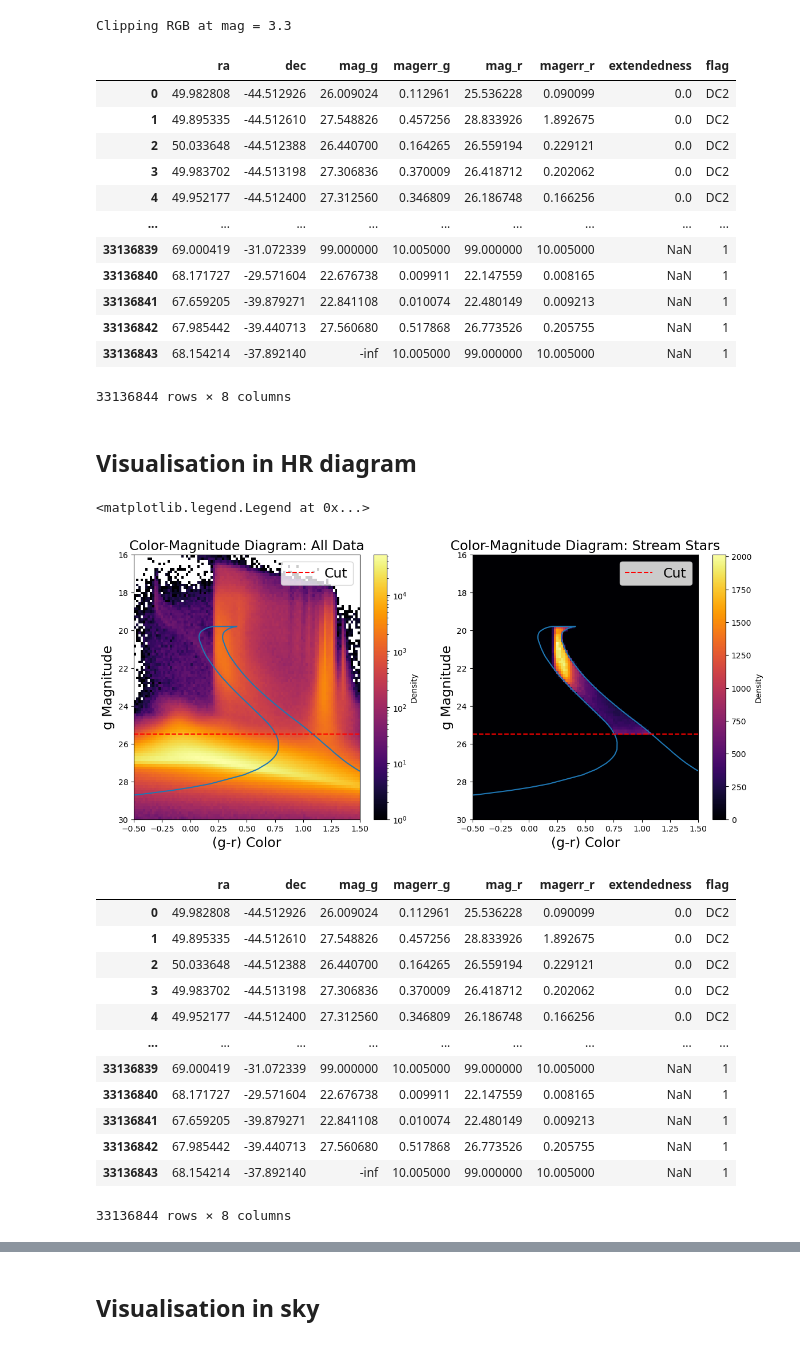
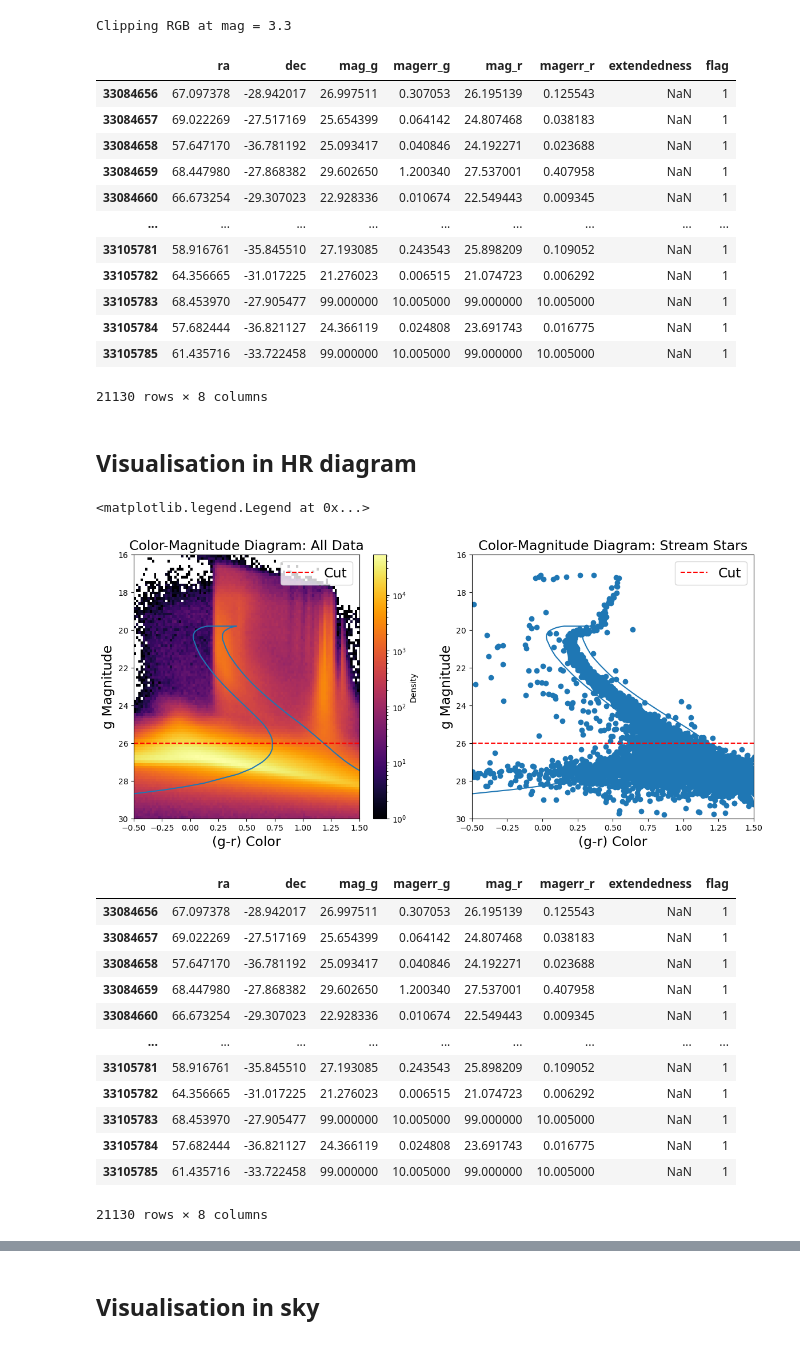
Before and after one commit to johannct/stream_sim, a Jupyter notebook: notebooks/injection_lsst_updated.ipynb, the cells around one changed output, grey strips where cells are left out. Saved outputs shown, nothing was run; the diff lists cells and outputs as text; code cells hidden in the pictures.

Commit message:
Up to density contrast + correction ugali

```diff
--- a/notebooks/injection_lsst_updated.ipynb
+++ b/notebooks/injection_lsst_updated.ipynb
@@ -111,6 +111,6 @@ def add_background(stream, config):
 
     return out
 # %%
-stream = generate_stream(config_data)
-# stream = add_background('/home/hallouin/Documents/thall_2025/Streams/stream_sim/data/Pal5_stars.csv',config_data)
+# stream = generate_stream(config_data)
+stream = add_background('/home/hallouin/Documents/thall_2025/Streams/stream_sim/data/Peppered_Pal5_stars.csv',config_data)
 # %% [output]
@@ -247,5 +249,9 @@ Reading coverage: /home/hallouin/Documents/thall_2025/Streams/stream_sim/stream_
 ###################### Reading Survey property files done ######################
 # %%
 # Inject stream stars (here contained into stream), and get observationnal values.
-obs_stream = obj.inject(stream)
+import astropy.coordinates as ac
+import astropy.units as u
+poles = ac.SkyCoord(ra=[75.0,65.0]*u.deg, dec=[-21.5,-31.5]*u.deg)
+# poles = ac.SkyCoord(ra=[70.0,60.0]*u.deg, dec=[-27,-35]*u.deg) ###change endpoints
+obs_stream = obj.inject(stream, endpoints=poles)
 # %% [output]
@@ -456,7 +490,7 @@ from matplotlib.path import Path
 AGE = 12.
 Z = 0.0006
 DMU = 0.5
-COLOR_SHIFT=[0.1,0.1]
+COLOR_SHIFT=[0.15,0.1]
 ERROR_FACTOR=[5.0,1.0]
 # Absolute magnitude of MSTO
 # WARNING: This is hardcoded
@@ -558,76 +592,77 @@ df_sample =  df_tot # select the data you want to use for the selection, here al
 cm = np.vstack([df_sample['mag_g'] - df_sample['mag_r'] , df_sample['mag_g'] ]).T
 
 # Apply a cut on faintest objects AND select stars inside the matchfilter
-cut_bottom = 25.5
+cut_bottom = 26
 flag = pth.contains_points(cm)&(df_sample['mag_g']<cut_bottom)
 # %%
-df_sample
+df_sample[df_tot['flag'] == 1]
 # %% [output]
 |  | ra | dec | mag_g | magerr_g | mag_r | magerr_r | extendedness | flag |
-| 0 | 49.982808 | -44.512926 | 26.009024 | 0.112961 | 25.536228 | 0.090099 | 0.0 | DC2 |
-| 1 | 49.895335 | -44.512610 | 27.548826 | 0.457256 | 28.833926 | 1.892675 | 0.0 | DC2 |
-| 2 | 50.033648 | -44.512388 | 26.440700 | 0.164265 | 26.559194 | 0.229121 | 0.0 | DC2 |
-| 3 | 49.983702 | -44.513198 | 27.306836 | 0.370009 | 26.418712 | 0.202062 | 0.0 | DC2 |
-| 4 | 49.952177 | -44.512400 | 27.312560 | 0.346809 | 26.186748 | 0.166256 | 0.0 | DC2 |
+| 33084656 | 67.097378 | -28.942017 | 26.997511 | 0.307053 | 26.195139 | 0.125543 | NaN | 1 |
+| 33084657 | 69.022269 | -27.517169 | 25.654399 | 0.064142 | 24.807468 | 0.038183 | NaN | 1 |
+| 33084658 | 57.647170 | -36.781192 | 25.093417 | 0.040846 | 24.192271 | 0.023688 | NaN | 1 |
+| 33084659 | 68.447980 | -27.868382 | 29.602650 | 1.200340 | 27.537001 | 0.407958 | NaN | 1 |
+| 33084660 | 66.673254 | -29.307023 | 22.928336 | 0.010674 | 22.549443 | 0.009345 | NaN | 1 |
 | ... | ... | ... | ... | ... | ... | ... | ... | ... |
-| 33136839 | 69.000419 | -31.072339 | 99.000000 | 10.005000 | 99.000000 | 10.005000 | NaN | 1 |
-| 33136840 | 68.171727 | -29.571604 | 22.676738 | 0.009911 | 22.147559 | 0.008165 | NaN | 1 |
-| 33136841 | 67.659205 | -39.879271 | 22.841108 | 0.010074 | 22.480149 | 0.009213 | NaN | 1 |
-| 33136842 | 67.985442 | -39.440713 | 27.560680 | 0.517868 | 26.773526 | 0.205755 | NaN | 1 |
-| 33136843 | 68.154214 | -37.892140 | -inf | 10.005000 | 99.000000 | 10.005000 | NaN | 1 |
+| 33105781 | 58.916761 | -35.845510 | 27.193085 | 0.243543 | 25.898209 | 0.109052 | NaN | 1 |
+| 33105782 | 64.356665 | -31.017225 | 21.276023 | 0.006515 | 21.074723 | 0.006292 | NaN | 1 |
+| 33105783 | 68.453970 | -27.905477 | 99.000000 | 10.005000 | 99.000000 | 10.005000 | NaN | 1 |
+| 33105784 | 57.682444 | -36.821127 | 24.366119 | 0.024808 | 23.691743 | 0.016775 | NaN | 1 |
+| 33105785 | 61.435716 | -33.722458 | 99.000000 | 10.005000 | 99.000000 | 10.005000 | NaN | 1 |
-33136844 rows × 8 columns
+21130 rows × 8 columns
 # %% [markdown]
 ## Visualisation in HR diagram
 # %%
 fig, ax = plt.subplots(1, 2, figsize=(14, 6))
 
 x_range = (-0.5, 1.5)  # For (g-r) Color
 y_range = (16, 30)     # For g Magnitude
 
 hb_all, xedges, yedges = np.histogram2d(df_tot['mag_g'] - df_tot['mag_r'], df_tot['mag_g'], bins=[100, 100], range=[x_range, y_range])
-hb_stream, xedges, yedges = np.histogram2d(df_sample[flag]['mag_g'] - df_sample[flag]['mag_r'], df_sample[flag]['mag_g'], bins=[100, 100], range=[x_range, y_range])
+# hb_stream, xedges, yedges = np.histogram2d(df_tot['mag_g'][df_tot['flag'] == 1] - df_tot['mag_r'][df_tot['flag'] == 1], df_tot['mag_g'][df_tot['flag'] == 1], bins=[100, 100], range=[x_range, y_range])
+# hb_stream, xedges, yedges = np.histogram2d(df_sample[flag]['mag_g'] - df_sample[flag]['mag_r'], df_sample[flag]['mag_g'], bins=[100, 100], range=[x_range, y_range])
 
 
 a=ax[0].imshow(hb_all.T, origin='lower', extent=[x_range[0], x_range[1], y_range[0], y_range[1]], cmap='inferno', aspect='auto',norm = 'log')
 cb = plt.colorbar(a, ax=ax[0], label='Density')
 ax[0].plot(output[:,0],output[:,1])
 ax[0].set_xlim(x_range)
 ax[0].set_ylim(y_range[::-1])  # Invert y-axis for the plot
 ax[0].set_xlabel('(g-r) Color',fontsize=fontsize)
 ax[0].set_ylabel('g Magnitude',fontsize=fontsize)
 ax[0].set_title('Color-Magnitude Diagram: All Data',fontsize=fontsize)
 ax[0].axhline(cut_bottom,c='r',linestyle = '--',label='Cut')
 ax[0].legend(fontsize=fontsize)
 
 
-
-ax[1].imshow(hb_stream.T, origin='lower', extent=[x_range[0], x_range[1], y_range[0], y_range[1]], cmap='inferno', aspect='auto')
-cb = plt.colorbar(ax[1].imshow(hb_stream.T, origin='lower', extent=[x_range[0], x_range[1], y_range[0], y_range[1]], cmap='inferno', aspect='auto'), ax=ax[1], label='Density')
+ax[1].scatter(df_tot['mag_g'][df_tot['flag'] == 1] - df_tot['mag_r'][df_tot['flag'] == 1], df_tot['mag_g'][df_tot['flag'] == 1])
+# ax[1].imshow(hb_stream.T, origin='lower', extent=[x_range[0], x_range[1], y_range[0], y_range[1]], cmap='inferno', aspect='auto')
+# cb = plt.colorbar(ax[1].imshow(hb_stream.T, origin='lower', extent=[x_range[0], x_range[1], y_range[0], y_range[1]], cmap='inferno', aspect='auto'), ax=ax[1], label='Density')
 ax[1].set_xlim(x_range)
 ax[1].set_ylim(y_range[::-1])  # Invert y-axis for the plot
 ax[1].set_xlabel('(g-r) Color',fontsize=fontsize)
 ax[1].set_ylabel('g Magnitude',fontsize=fontsize)
 ax[1].set_title('Color-Magnitude Diagram: Stream Stars',fontsize=fontsize)
 ax[1].plot(output[:,0],output[:,1])
 ax[1].axhline(cut_bottom,c='r',linestyle = '--',label='Cut')
 ax[1].legend(fontsize=fontsize)
 # %% [output]
 <matplotlib.legend.Legend at 0x...>
-[figure, old version]
+[figure, new version]
 # %%
-df_sample
+df_sample[df_tot['flag'] == 1]
 # %% [output]
 |  | ra | dec | mag_g | magerr_g | mag_r | magerr_r | extendedness | flag |
-| 0 | 49.982808 | -44.512926 | 26.009024 | 0.112961 | 25.536228 | 0.090099 | 0.0 | DC2 |
-| 1 | 49.895335 | -44.512610 | 27.548826 | 0.457256 | 28.833926 | 1.892675 | 0.0 | DC2 |
-| 2 | 50.033648 | -44.512388 | 26.440700 | 0.164265 | 26.559194 | 0.229121 | 0.0 | DC2 |
-| 3 | 49.983702 | -44.513198 | 27.306836 | 0.370009 | 26.418712 | 0.202062 | 0.0 | DC2 |
-| 4 | 49.952177 | -44.512400 | 27.312560 | 0.346809 | 26.186748 | 0.166256 | 0.0 | DC2 |
+| 33084656 | 67.097378 | -28.942017 | 26.997511 | 0.307053 | 26.195139 | 0.125543 | NaN | 1 |
+| 33084657 | 69.022269 | -27.517169 | 25.654399 | 0.064142 | 24.807468 | 0.038183 | NaN | 1 |
+| 33084658 | 57.647170 | -36.781192 | 25.093417 | 0.040846 | 24.192271 | 0.023688 | NaN | 1 |
+| 33084659 | 68.447980 | -27.868382 | 29.602650 | 1.200340 | 27.537001 | 0.407958 | NaN | 1 |
+| 33084660 | 66.673254 | -29.307023 | 22.928336 | 0.010674 | 22.549443 | 0.009345 | NaN | 1 |
 | ... | ... | ... | ... | ... | ... | ... | ... | ... |
-| 33136839 | 69.000419 | -31.072339 | 99.000000 | 10.005000 | 99.000000 | 10.005000 | NaN | 1 |
-| 33136840 | 68.171727 | -29.571604 | 22.676738 | 0.009911 | 22.147559 | 0.008165 | NaN | 1 |
-| 33136841 | 67.659205 | -39.879271 | 22.841108 | 0.010074 | 22.480149 | 0.009213 | NaN | 1 |
-| 33136842 | 67.985442 | -39.440713 | 27.560680 | 0.517868 | 26.773526 | 0.205755 | NaN | 1 |
-| 33136843 | 68.154214 | -37.892140 | -inf | 10.005000 | 99.000000 | 10.005000 | NaN | 1 |
+| 33105781 | 58.916761 | -35.845510 | 27.193085 | 0.243543 | 25.898209 | 0.109052 | NaN | 1 |
+| 33105782 | 64.356665 | -31.017225 | 21.276023 | 0.006515 | 21.074723 | 0.006292 | NaN | 1 |
+| 33105783 | 68.453970 | -27.905477 | 99.000000 | 10.005000 | 99.000000 | 10.005000 | NaN | 1 |
+| 33105784 | 57.682444 | -36.821127 | 24.366119 | 0.024808 | 23.691743 | 0.016775 | NaN | 1 |
+| 33105785 | 61.435716 | -33.722458 | 99.000000 | 10.005000 | 99.000000 | 10.005000 | NaN | 1 |
-33136844 rows × 8 columns
+21130 rows × 8 columns
 # %%
```
Also changed, not shown: parts of 18 cells of this notebook, 5 other files.
